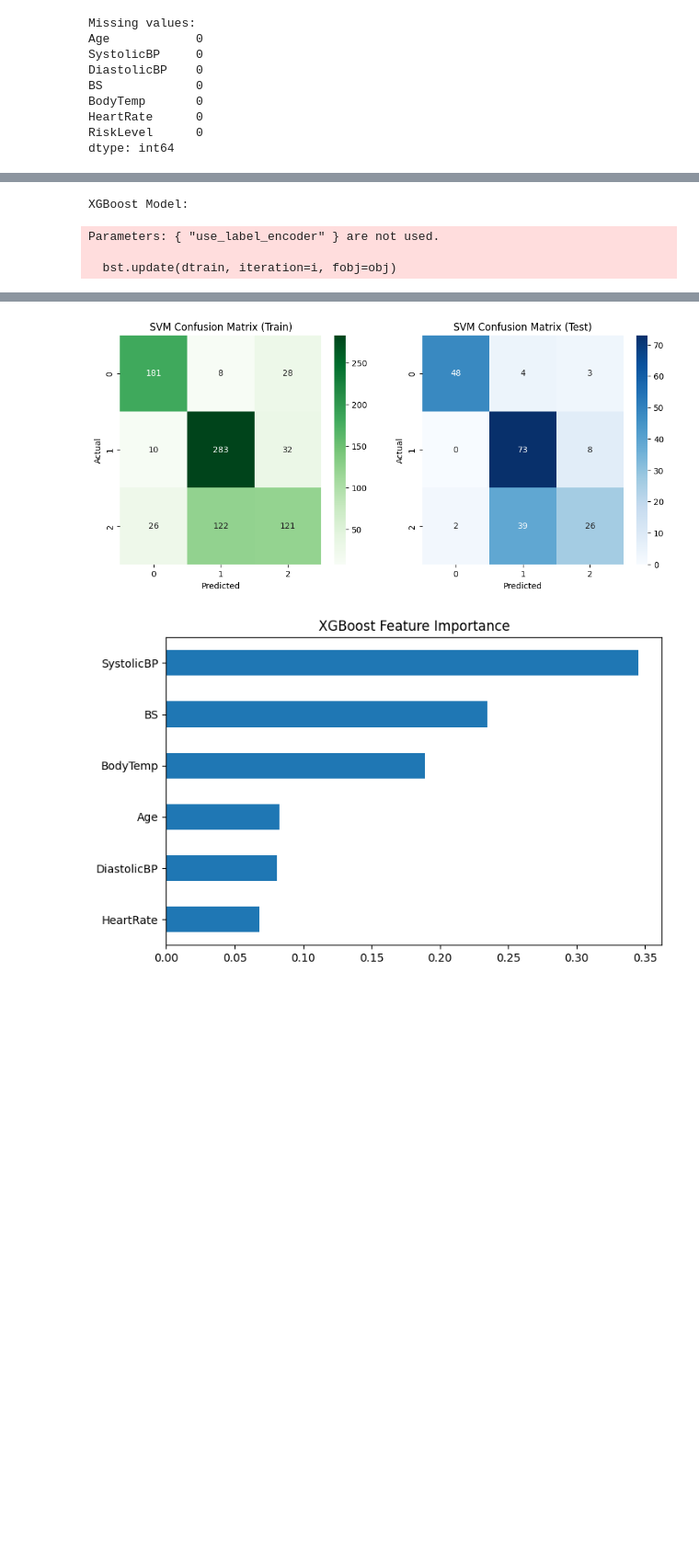
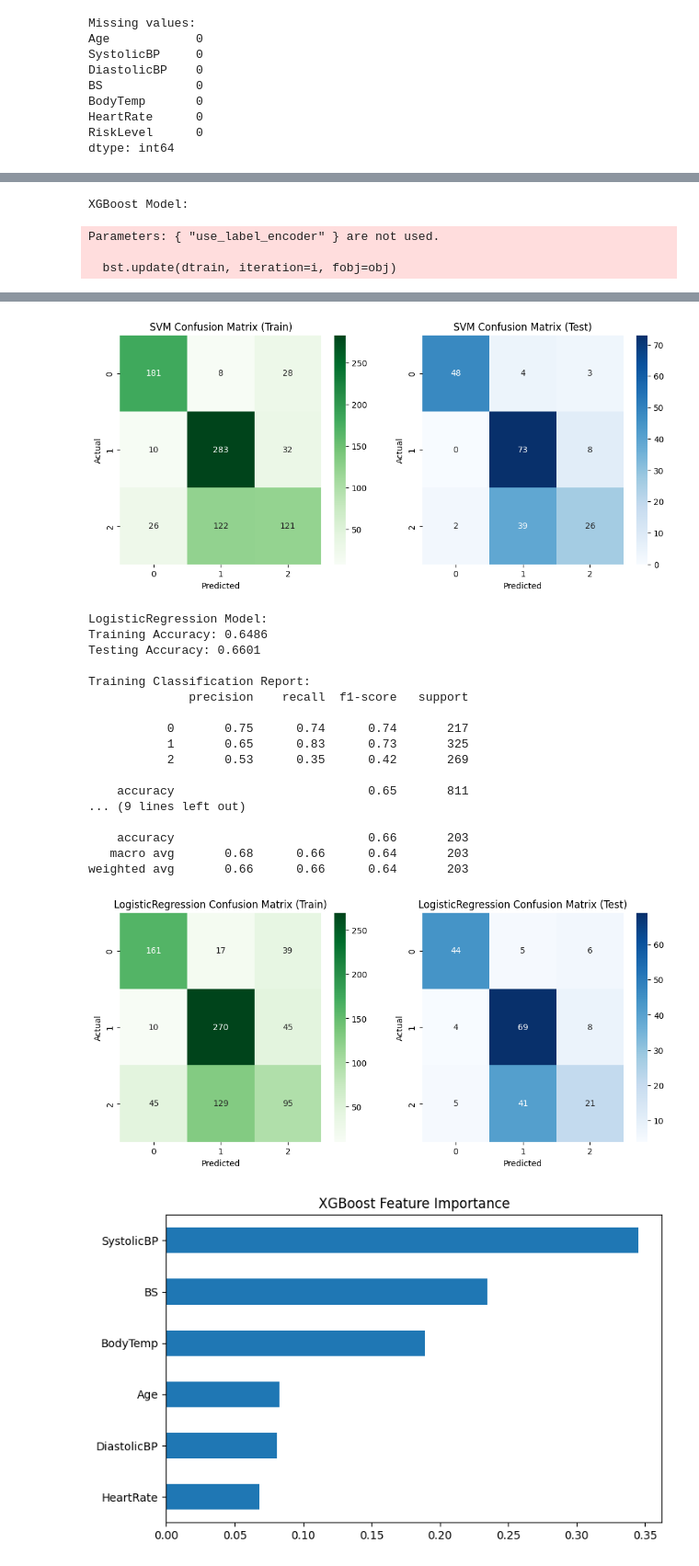
Before and after one commit to Joy-Dorcas/MATERNAL-HEALTH-RISK, a Jupyter notebook: code.ipynb, the cells around one changed output, grey strips where cells are left out. Shown at 92% size. Cells and saved outputs as stored; diff of their text form; code cells hidden in the pictures; blank space fills up the shorter version.

```diff
--- a/code.ipynb
+++ b/code.ipynb
@@ -149,6 +149,10 @@ pipelines = {
     'SVM': Pipeline([
         ('scaler', StandardScaler()),
         ('svm', SVC(kernel='rbf', probability=True, random_state=42))
+    ]),
+    'LogisticRegression': Pipeline([
+        ('scaler', StandardScaler()),
+        ('lr', LogisticRegression(random_state=42, max_iter=1000, multi_class='ovr'))
     ])
 }
 # %%
@@ -179,11 +183,13 @@ for name, pipeline in pipelines.items():
     print(f"Testing Accuracy: {test_acc:.4f}\n")
 
     # Classification reports
+    target_names = [str(cls) for cls in le.classes_]
+
     print("Training Classification Report:")
-    print(classification_report(y_train_encoded, y_train_pred, target_names=le.classes_))
+    print(classification_report(y_train_encoded, y_train_pred, target_names=target_names))
 
     print("Testing Classification Report:")
-    print(classification_report(y_test_encoded, y_test_pred, target_names=le.classes_))
+    print(classification_report(y_test_encoded, y_test_pred, target_names=target_names))
 
     # Confusion matrices
     fig, axes = plt.subplots(1,2, figsize=(12,5))
@@ -253,11 +259,29 @@ Training Classification Report:
 
     accuracy                           0.72       811
 ... (9 lines left out)
 
     accuracy                           0.72       203
    macro avg       0.76      0.72      0.72       203
 weighted avg       0.74      0.72      0.71       203
 [figure]
+LogisticRegression Model:
+Training Accuracy: 0.6486
+Testing Accuracy: 0.6601
+
+Training Classification Report:
+              precision    recall  f1-score   support
+
+           0       0.75      0.74      0.74       217
+           1       0.65      0.83      0.73       325
+           2       0.53      0.35      0.42       269
+
+    accuracy                           0.65       811
+... (9 lines left out)
+
+    accuracy                           0.66       203
+   macro avg       0.68      0.66      0.64       203
+weighted avg       0.66      0.66      0.64       203
+[figure, added]
 # %%
 # Get XGBoost model from the pipeline
 xgb_model = pipelines['XGBoost'].named_steps['xgb']
```
Also changed, not shown: parts of 7 cells of this notebook.
